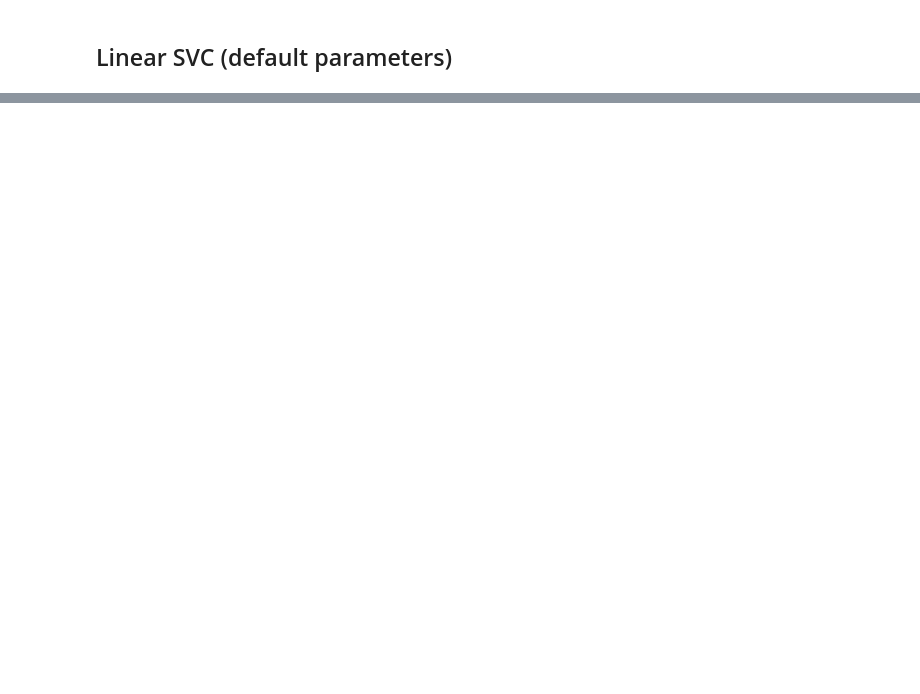
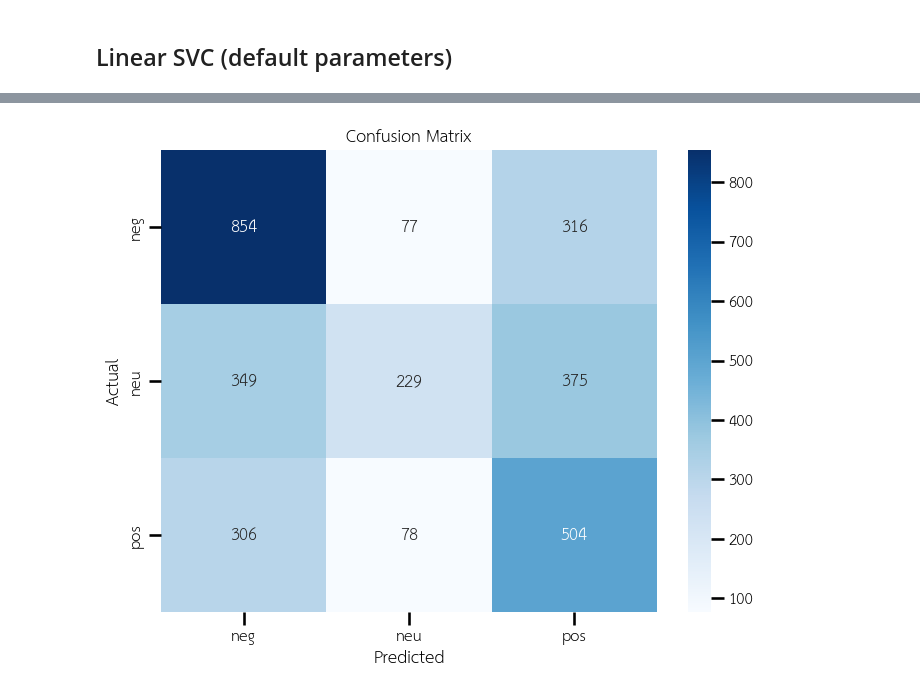
Before and after one commit to 16632026-dot/ML, a Jupyter notebook: wisesight-sentiment-master/exploration.ipynb, the cells around one changed output, grey strips where cells are left out. Drawn from its saved outputs; the diff is of its cells as text; code cells hidden in the pictures; blank space fills up the shorter version.

```diff
--- a/wisesight-sentiment-master/exploration.ipynb
+++ b/wisesight-sentiment-master/exploration.ipynb
@@ -527,0 +640,24 @@ ImportError: cannot import name 'notebookapp' from 'notebook' (C:\Program Files\
+# %%
+import matplotlib.pyplot as plt
+import seaborn as sns
+from sklearn.metrics import confusion_matrix
+import numpy as np
+
+#ทำนายผล
+y_pred_prob = model.predict(X_test_pad)
+y_pred = np.argmax(y_pred_prob, axis=1)
+y_true = np.argmax(y_test, axis=1)
+
+#สร้าง confusion matrix
+conf_mat = confusion_matrix(y_true, y_pred)
+
+#วาด heatmap
+plt.figure(figsize=(8,6))
+sns.heatmap(conf_mat, annot=True, fmt="d",
+            xticklabels=le.classes_, yticklabels=le.classes_,
+            cmap="Blues")
+plt.ylabel("Actual")
+plt.xlabel("Predicted")
+plt.title("Confusion Matrix")
+plt.show()
+# %% [output]
@@ -527,0 +665 @@ ImportError: cannot import name 'notebookapp' from 'notebook' (C:\Program Files\
+[figure, added]
```
Also changed, not shown: parts of 30 cells of this notebook.
